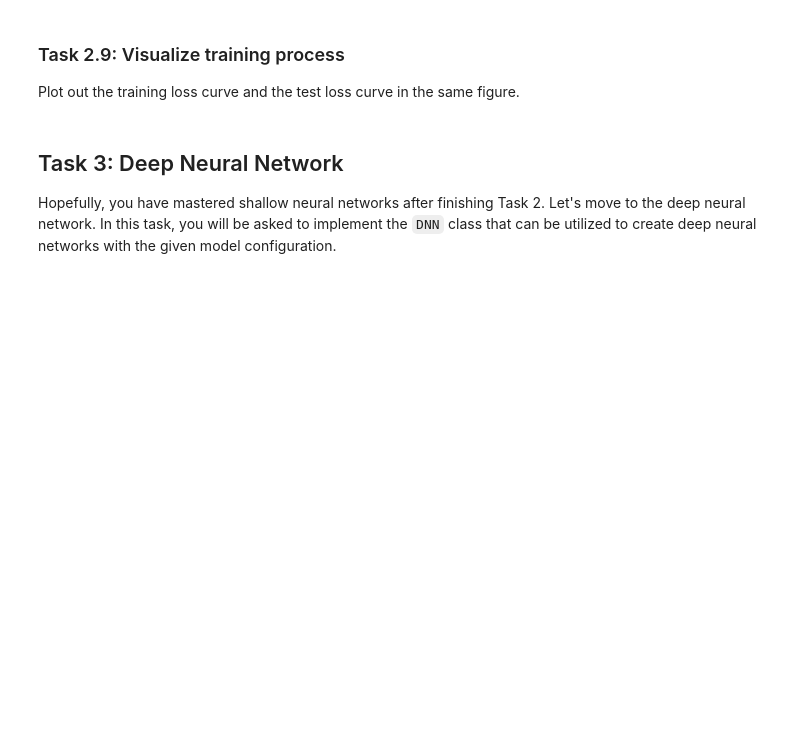
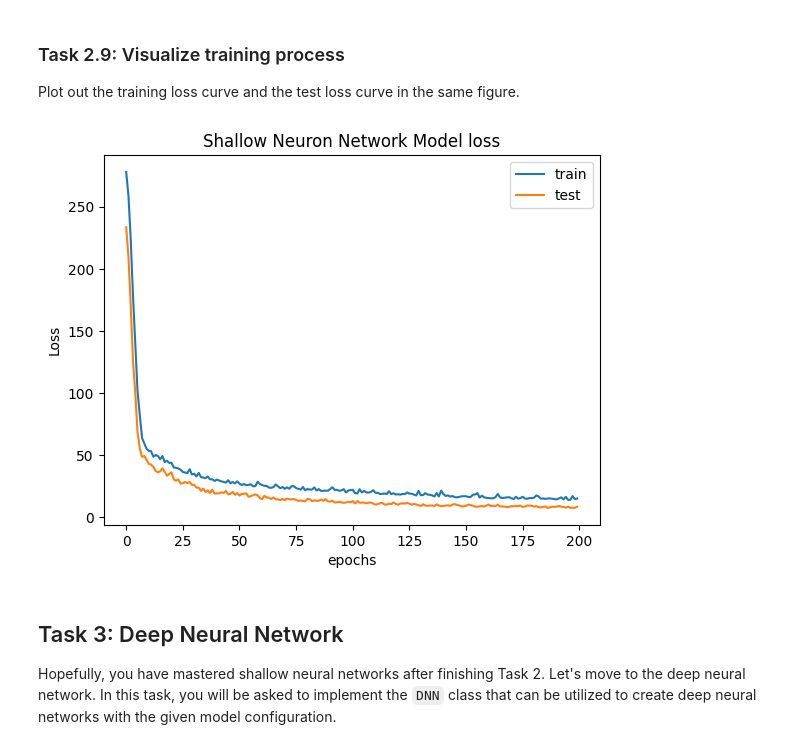
Before and after one commit to TongshenH/AuE8930_Deep_learning, a Jupyter notebook: hw2/AuE8930 Mini Project 2.ipynb, the cells around one changed output. Saved outputs shown, nothing was run; the diff lists cells and outputs as text; code cells hidden in the pictures; blank space fills up the shorter version.

```diff
--- a/hw2/AuE8930 Mini Project 2.ipynb
+++ b/hw2/AuE8930 Mini Project 2.ipynb
@@ -360,8 +334,8 @@ def loss(y_truth, y_pred):
         Output of the mean squared error.
     """
     # TODO: write your code here
-    loss = 1 * np.sum((y_pred - y_truth)^2) / 2 * y_truth.shape[1]
-
+    loss = 1 * np.sum((y_pred - y_truth)**2) / (2 * y_truth.shape[1])
+    loss = np.squeeze(loss)
     return loss
 # %% [markdown]
 ### Task 2.5: Implement backpropagation function
@@ -569,24 +543,33 @@ def train(X_train, y_train, X_test, y_test, W1, b1, W2, b2, lr, batch_size, epoc
     for j in range(epochs):
         # Training mode
         train_x, train_y = create_batches(X_train, y_train, batch_size)
-        for i in range(X_train.shape[1] // batch_size):
+        losses = []
+        for i in range(len(train_x)):
             # Forward propagation
-            Z1, A1, Z2, A2 = forward(train_x, W1, b1, W2, b2)
+            Z1, A1, Z2, A2 = forward(train_x[i], W1, b1, W2, b2)
             # Loss
-            loss_value = loss(A2, train_y)
+            loss_value = loss(A2, train_y[i])
             # Backward propagation
-            dW1, db1, dW2, db2 = backward(train_x, train_y, Z1, A1, Z2, A2, W1, b1, W2, b2)
+            dW1, db1, dW2, db2 = backward(train_x[i], train_y[i], Z1, A1, Z2, A2, W1, b1, W2, b2)
             # Update parameters
             W1, W2, b1, b2 = update(lr, W1, b1, W2, b2, dW1, db1, dW2, db2)
-            training_loss_history.append(loss_value)
+            losses.append(loss_value)
+        average_loss = np.sum(losses)/len(losses)
+        print("Train loss is:", average_loss)
+        training_loss_history.append(average_loss)
+
         # Test mode
         test_x, test_y = create_batches(X_test, y_test, batch_size)
-        for i in range(X_test.shape[1] // batch_size):
+        losses_test = []
+        for i in range(len(test_y)):
             # Forward propagation
-            Z1, A1, Z2, A2 = forward(test_x, W1, b1, W2, b2)
+            Z1, A1, Z2, A2 = forward(test_x[i], W1, b1, W2, b2)
             # Loss
-            loss_value = loss(A2, test_y)
-            test_loss_history.append(loss_value)
+            loss_value = loss(A2, test_y[i])
+            losses_test.append(loss_value)
+        average_loss_test = np.sum(losses_test)/len(losses_test)
+        print("Test loss is:", average_loss_test)
+        test_loss_history.append(average_loss_test)
     return training_loss_history, test_loss_history
 # %% [markdown]
 ### Task 2.8: Run your network
@@ -599,8 +582,9 @@ batch_size = 64
 hidden_layer_size = 13
 
 # TODO: initialize model parameters
-input_layer_size = X_train.shape[0] * batch_size
-W1, b1, W2, b2 = init_params(input_layer_size, hidden_layer_size, batch_size)
+input_layer_size = X_train.shape[0]
+output_layer_size = y_train.shape[0]
+W1, b1, W2, b2 = init_params(input_layer_size, hidden_layer_size, output_layer_size)
 
 # TODO: train the model
 train_loss, test_loss = train(X_train, y_train, X_test, y_test, W1, b1, W2, b2, lr, batch_size, epochs)
@@ -617,3 +613,14 @@ plt.plot(training_loss)
+# %%
+# TODO: plot the training history
+plt.plot(train_loss)
+plt.plot(test_loss)
+plt.title('Shallow Neuron Network Model loss')
+plt.xlabel("epochs")
+plt.ylabel("Loss")
+plt.legend(['train', 'test'], loc='upper right')
+plt.show()
+# %% [output]
+[figure, added]
 # %% [markdown]
 ## Task 3: Deep Neural Network
 Hopefully, you have mastered shallow neural networks after finishing Task 2. Let's move to the deep neural network. In this task, you will be asked to implement the `DNN` class that can be utilized to create deep neural networks with the given model configuration.
```
Also changed, not shown: parts of 9 cells of this notebook, 1 other file.
